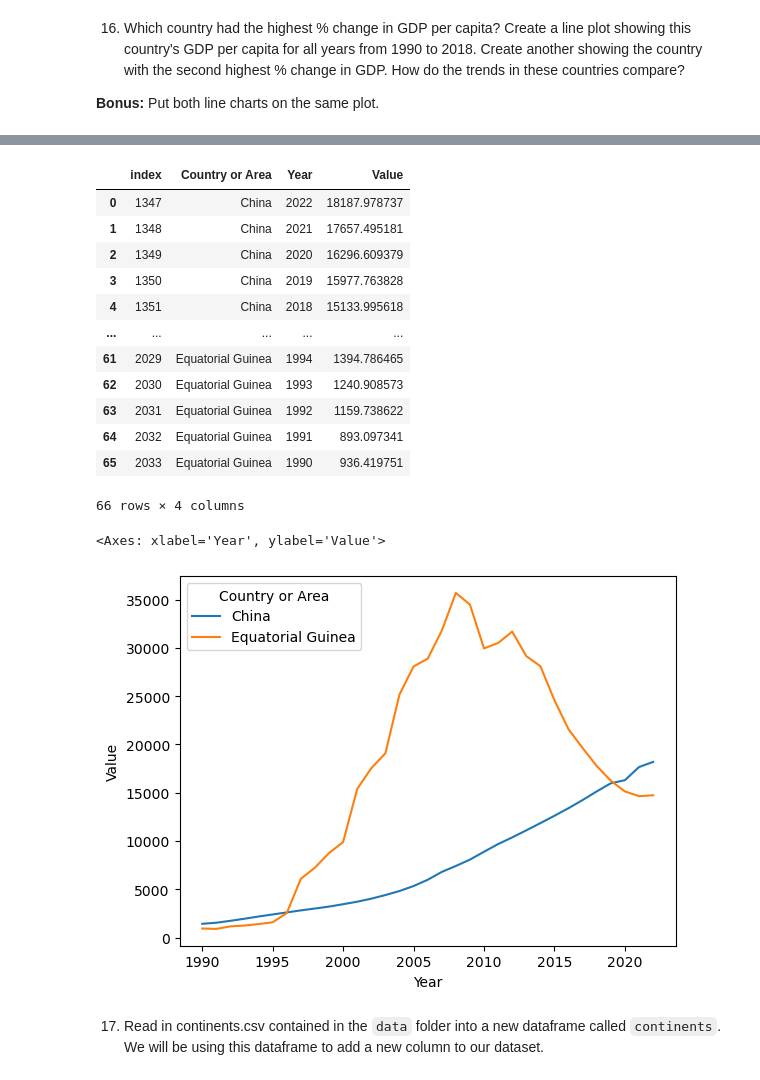
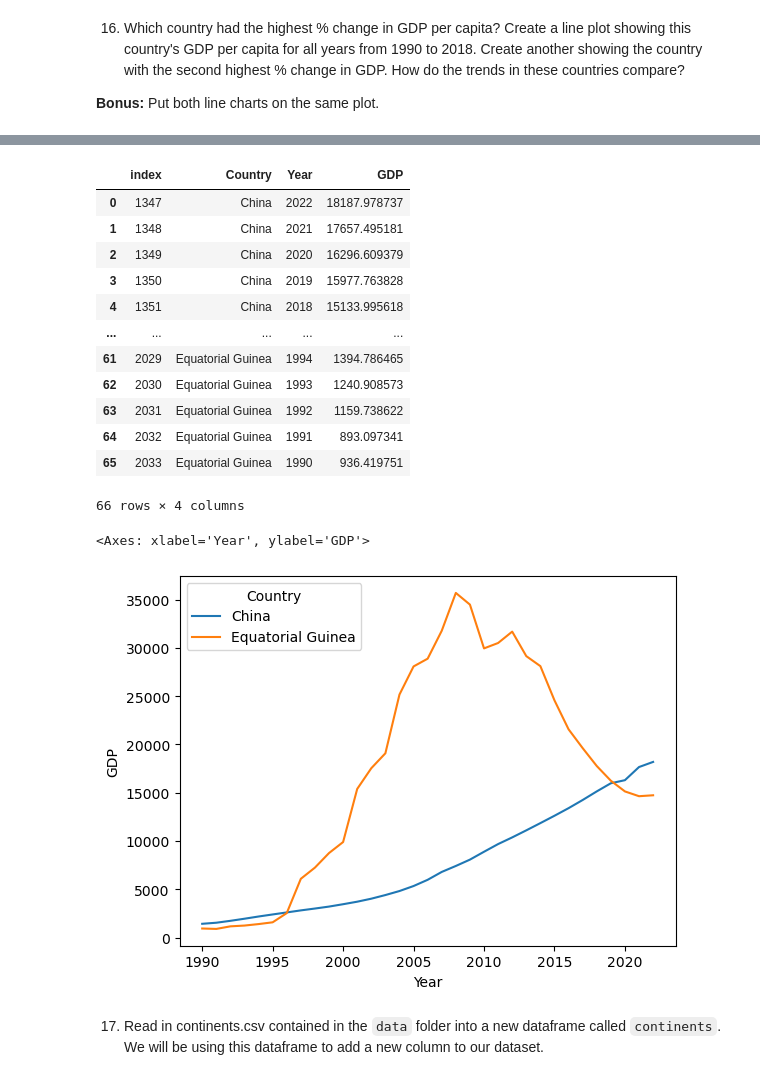
Before and after one commit to nss-data-science-cohort-8/un-exploration-JEFFDAVISJR, a Jupyter notebook: Notebooks/UN_Data_Exploration.ipynb, the cells around one changed output, grey strips where cells are left out. Cells and saved outputs as stored; diff of their text form; code cells hidden in the pictures.

```diff
--- a/Notebooks/UN_Data_Exploration.ipynb
+++ b/Notebooks/UN_Data_Exploration.ipynb
@@ -37,8 +37,11 @@ gdp.head()
 # %% [markdown]
 5. Drop the 'Value Footnotes' column, and rename the remaining columns to 'Country', 'Year', and 'GDP_Per_Capita'.
 # %%
-gdp_dropped = gdp.drop(['Value Footnotes'], axis = 1)
-gdp_dropped.head(1)
+gdp = gdp.drop(['Value Footnotes'], axis = 1)
+gdp.head(1)
 # %% [output]
 |  | Country or Area | Year | Value |
 | 0 | Afghanistan | 2021 | 1517.016266 |
+# %%
+gdp = gdp.rename(columns={'Country or Area': 'Country','Value':'GDP'})
+gdp.head()
@@ -264,11 +274,11 @@ second_percent_change
 | Equatorial Guinea | 936.419751 | 14637.007350 | 1463.081870 |
 | China | 1423.896348 | 17657.495181 | 1140.082904 |
 # %%
-eqg_china = gdp_dropped[(gdp_dropped['Country or Area'] == 'Equatorial Guinea') | (gdp_dropped['Country or Area'] == 'China')]
+eqg_china = gdp[(gdp['Country'] == 'Equatorial Guinea') | (gdp['Country'] == 'China')]
 eqg_china = eqg_china.reset_index()
 eqg_china
 # %% [output]
-|  | index | Country or Area | Year | Value |
+|  | index | Country | Year | GDP |
 | 0 | 1347 | China | 2022 | 18187.978737 |
 | 1 | 1348 | China | 2021 | 17657.495181 |
 | 2 | 1349 | China | 2020 | 16296.609379 |
@@ -284,9 +294,9 @@ eqg_china
 # %%
 import matplotlib.pyplot as plt
 # %%
-sns.lineplot(x = 'Year', y = 'Value', data = eqg_china, hue = 'Country or Area')
+sns.lineplot(x = 'Year', y = 'GDP', data = eqg_china, hue = 'Country')
 # %% [output]
-<Axes: xlabel='Year', ylabel='Value'>
+<Axes: xlabel='Year', ylabel='GDP'>
-[figure, old version]
+[figure, new version]
 # %% [markdown]
 17. Read in continents.csv contained in the `data` folder into a new dataframe called `continents`. We will be using this dataframe to add a new column to our dataset.
```
Also changed, not shown: parts of 40 cells of this notebook.
